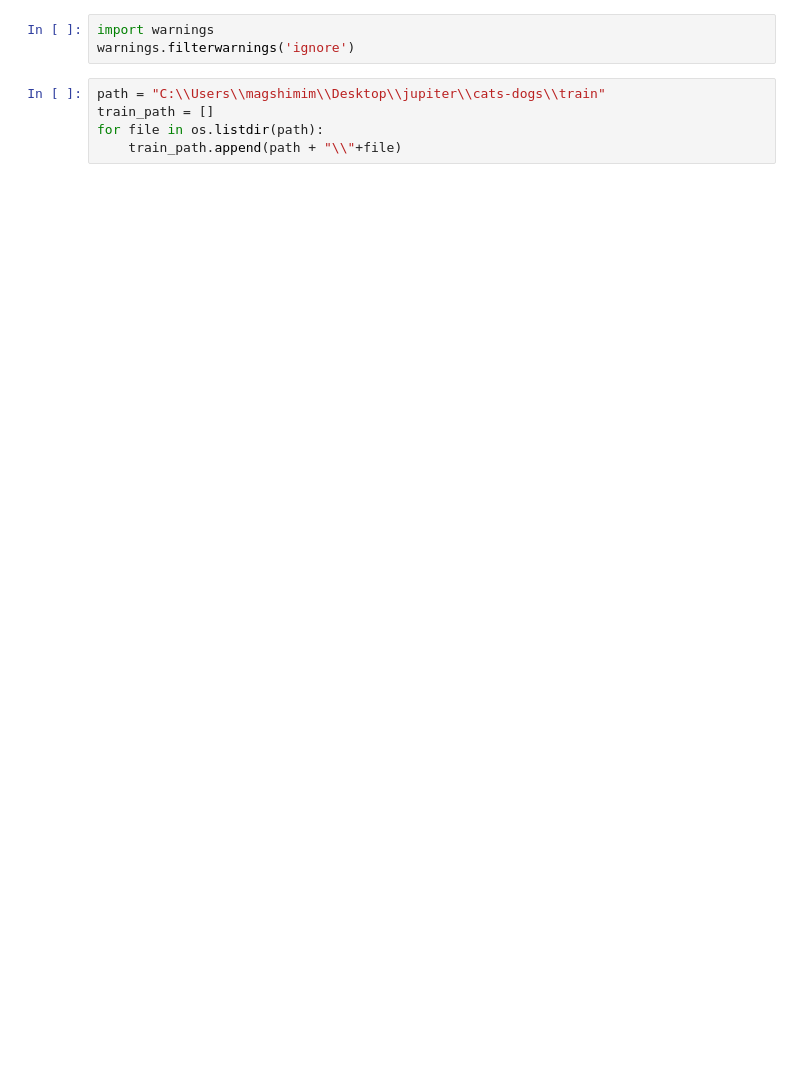
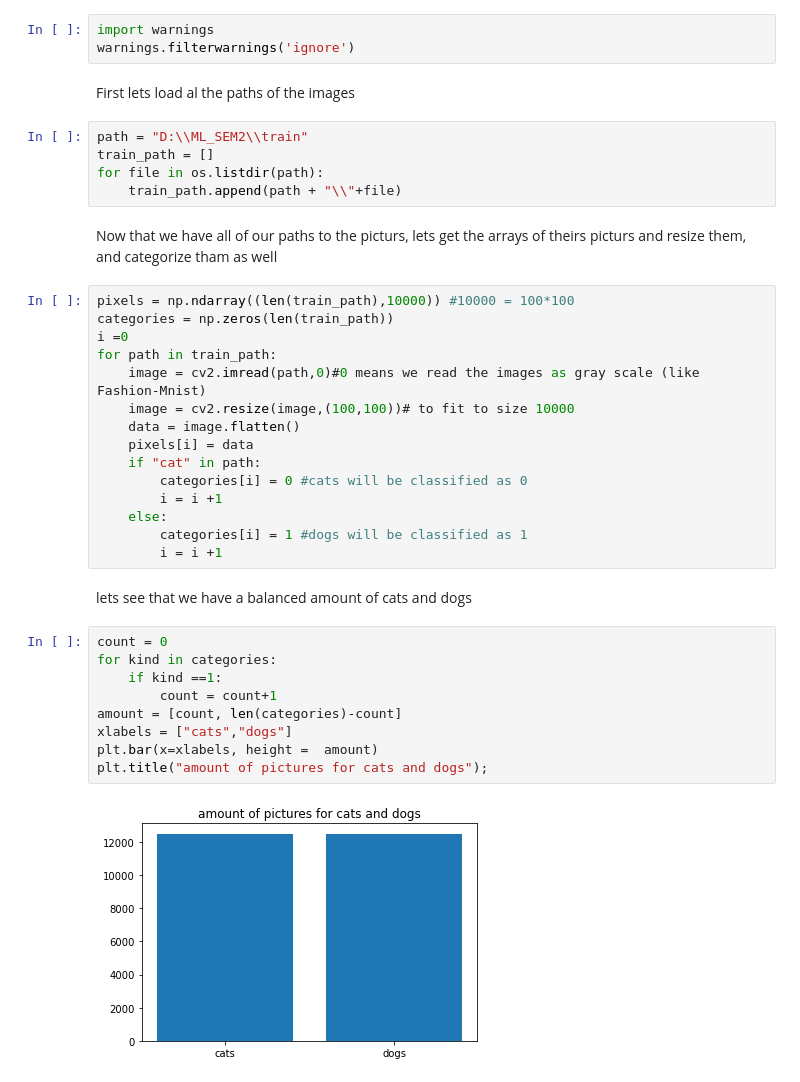
Before and after one commit to LiorBreitman8234/ML_SEM2, a Jupyter notebook: Cats_Dogs.ipynb, the cells around one changed output. Saved outputs shown, nothing was run; the diff lists cells and outputs as text; blank space fills up the shorter version.

Commit message:
added some more work on cats and dogs notebooks, soon will test the fashion mnist notebook

```diff
--- a/Cats_Dogs.ipynb
+++ b/Cats_Dogs.ipynb
@@ -10,8 +12,40 @@ import glob
 # %%
 import warnings
 warnings.filterwarnings('ignore')
+# %% [markdown]
+First lets load al the paths of the images
 # %%
-path = "C:\\Users\\magshimim\\Desktop\\jupiter\\cats-dogs\\train"
+path = "D:\\ML_SEM2\\train"
 train_path = []
 for file in os.listdir(path):
     train_path.append(path + "\\"+file)
+# %% [markdown]
+Now that we have all of our paths to the picturs, lets get the arrays of theirs picturs and resize them, and categorize tham as well
+# %%
+pixels = np.ndarray((len(train_path),10000)) #10000 = 100*100
+categories = np.zeros(len(train_path))
+i =0
+for path in train_path:
+    image = cv2.imread(path,0)#0 means we read the images as gray scale (like Fashion-Mnist)
+    image = cv2.resize(image,(100,100))# to fit to size 10000
+    data = image.flatten()
+    pixels[i] = data
+    if "cat" in path:
+        categories[i] = 0 #cats will be classified as 0
+        i = i +1
+    else:
+        categories[i] = 1 #dogs will be classified as 1
+        i = i +1
+# %% [markdown]
+lets see that we have a balanced amount of cats and dogs
+# %%
+count = 0
+for kind in categories:
+    if kind ==1:
+        count = count+1
+amount = [count, len(categories)-count]
+xlabels = ["cats","dogs"]
+plt.bar(x=xlabels, height =  amount)
+plt.title("amount of pictures for cats and dogs");
+# %% [output]
+[figure, added]
```
Also changed, not shown: parts of 20 cells of this notebook, 2 other files.
